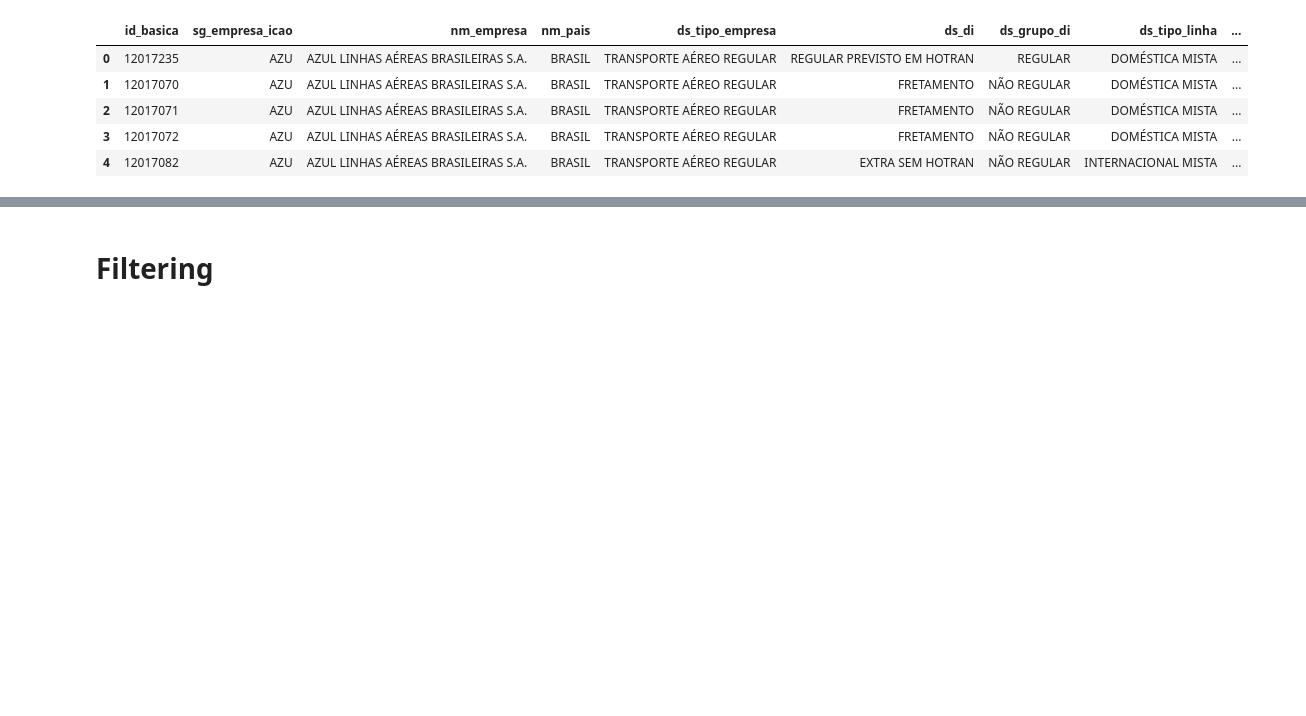
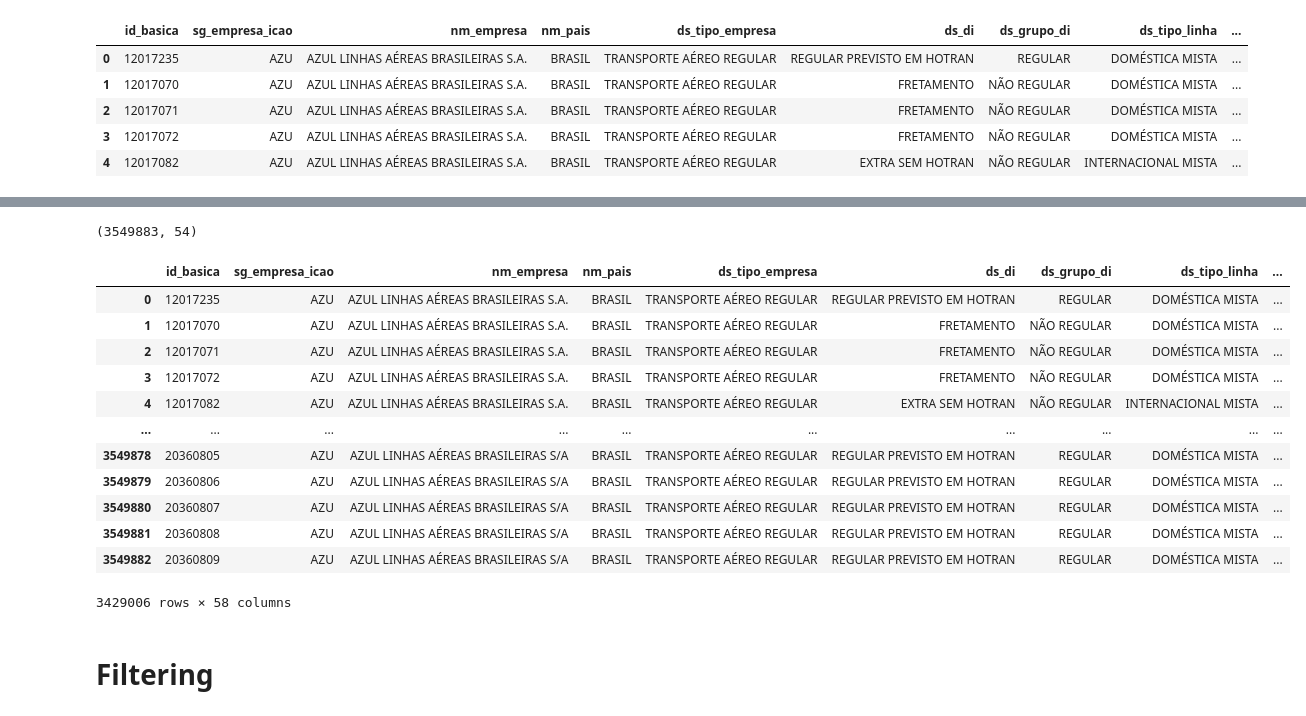
Before and after one commit to welberthdouglas/Civil_Aviation_ML, a Jupyter notebook: CA_SP-RJ.ipynb, the cells around one changed output, grey strips where cells are left out. Cells and saved outputs as stored; diff of their text form; code cells hidden in the pictures; blank space fills up the shorter version.

```diff
--- a/CA_SP-RJ.ipynb
+++ b/CA_SP-RJ.ipynb
@@ -18,3 +18,4 @@ seed=42
 # Loading Data
 # %%
 anac_df = pd.read_csv("data.csv")
+feriados = pd.read_csv("feriados.csv")
@@ -49,0 +48,2 @@ Name: nr_dia_partida_real, dtype: int64
+# %%
+feriados['data_1'] = feriados.data.apply(lambda x: str((datetime.strptime(x, '%Y-%m-%d')- timedelta(days=1)).date()))
@@ -49,0 +61,4 @@ Name: nr_dia_partida_real, dtype: int64
+# %%
+anac_df2.shape
+# %% [output]
+(3549883, 54)
@@ -50,3 +67,19 @@ Name: nr_dia_partida_real, dtype: int64
+# %%
+anac_df.query("fl_feriado == 0")
+# %% [output]
+|  | id_basica | sg_empresa_icao | nm_empresa | nm_pais | ds_tipo_empresa | ds_di | ds_grupo_di | ds_tipo_linha | ... |
+| 0 | 12017235 | AZU | AZUL LINHAS AÉREAS BRASILEIRAS S.A. | BRASIL | TRANSPORTE AÉREO REGULAR | REGULAR PREVISTO EM HOTRAN | REGULAR | DOMÉSTICA MISTA | ... |
+| 1 | 12017070 | AZU | AZUL LINHAS AÉREAS BRASILEIRAS S.A. | BRASIL | TRANSPORTE AÉREO REGULAR | FRETAMENTO | NÃO REGULAR | DOMÉSTICA MISTA | ... |
+| 2 | 12017071 | AZU | AZUL LINHAS AÉREAS BRASILEIRAS S.A. | BRASIL | TRANSPORTE AÉREO REGULAR | FRETAMENTO | NÃO REGULAR | DOMÉSTICA MISTA | ... |
+| 3 | 12017072 | AZU | AZUL LINHAS AÉREAS BRASILEIRAS S.A. | BRASIL | TRANSPORTE AÉREO REGULAR | FRETAMENTO | NÃO REGULAR | DOMÉSTICA MISTA | ... |
+| 4 | 12017082 | AZU | AZUL LINHAS AÉREAS BRASILEIRAS S.A. | BRASIL | TRANSPORTE AÉREO REGULAR | EXTRA SEM HOTRAN | NÃO REGULAR | INTERNACIONAL MISTA | ... |
+| ... | ... | ... | ... | ... | ... | ... | ... | ... | ... |
+| 3549878 | 20360805 | AZU | AZUL LINHAS AÉREAS BRASILEIRAS S/A | BRASIL | TRANSPORTE AÉREO REGULAR | REGULAR PREVISTO EM HOTRAN | REGULAR | DOMÉSTICA MISTA | ... |
+| 3549879 | 20360806 | AZU | AZUL LINHAS AÉREAS BRASILEIRAS S/A | BRASIL | TRANSPORTE AÉREO REGULAR | REGULAR PREVISTO EM HOTRAN | REGULAR | DOMÉSTICA MISTA | ... |
+| 3549880 | 20360807 | AZU | AZUL LINHAS AÉREAS BRASILEIRAS S/A | BRASIL | TRANSPORTE AÉREO REGULAR | REGULAR PREVISTO EM HOTRAN | REGULAR | DOMÉSTICA MISTA | ... |
+| 3549881 | 20360808 | AZU | AZUL LINHAS AÉREAS BRASILEIRAS S/A | BRASIL | TRANSPORTE AÉREO REGULAR | REGULAR PREVISTO EM HOTRAN | REGULAR | DOMÉSTICA MISTA | ... |
+| 3549882 | 20360809 | AZU | AZUL LINHAS AÉREAS BRASILEIRAS S/A | BRASIL | TRANSPORTE AÉREO REGULAR | REGULAR PREVISTO EM HOTRAN | REGULAR | DOMÉSTICA MISTA | ... |
+3429006 rows × 58 columns
 # %% [markdown]
 # Filtering
 # %%
```
Also changed, not shown: parts of 28 cells of this notebook, 1 other file.
